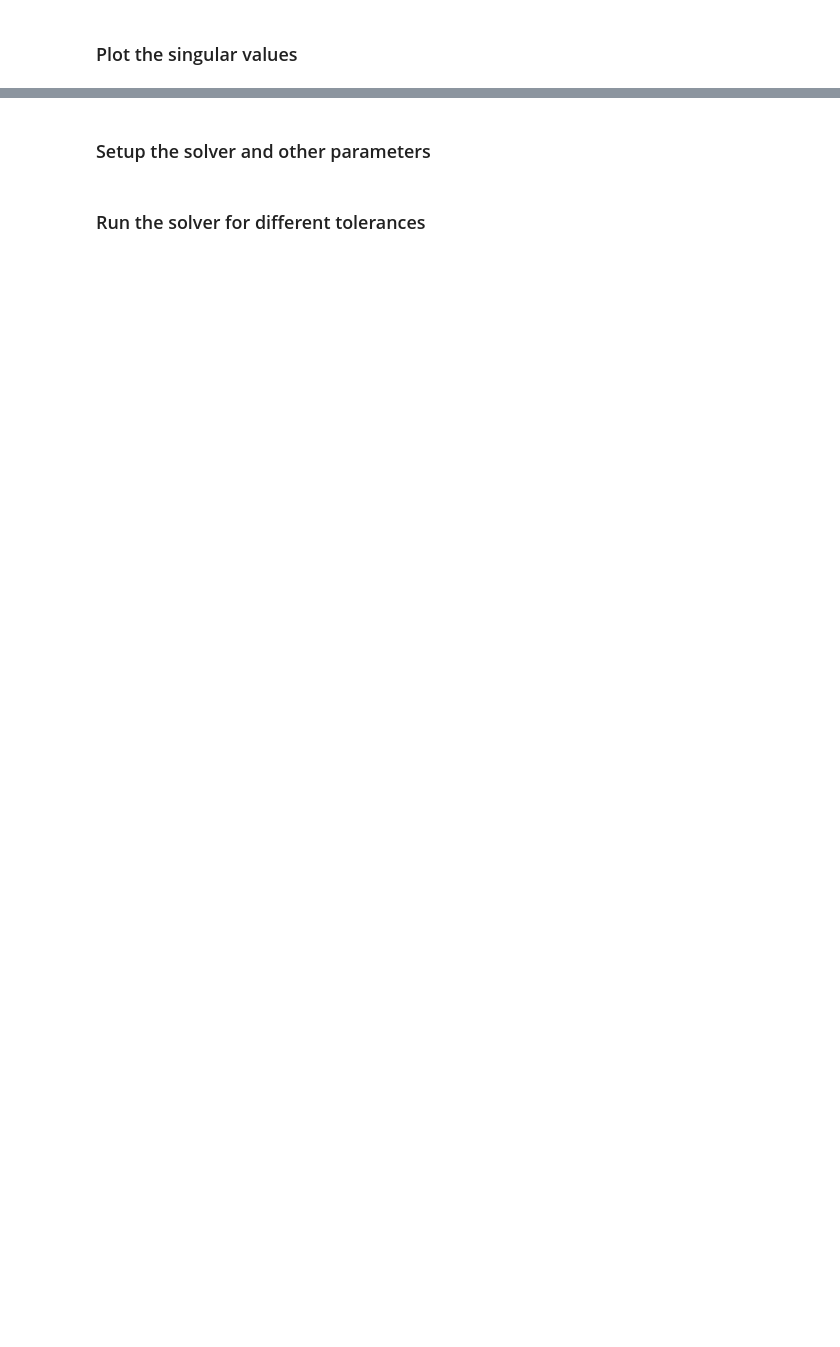
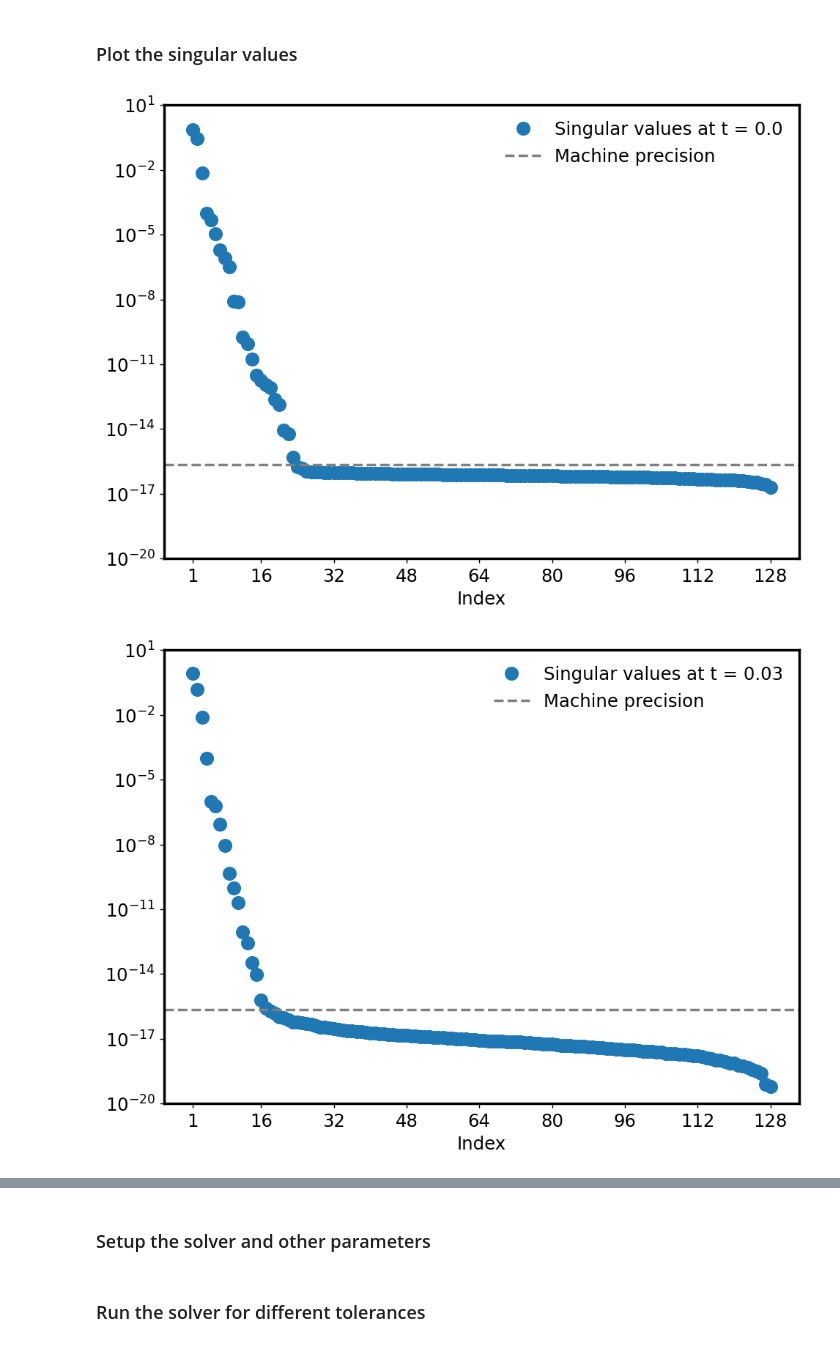
Before and after one commit to BenjaminCarrel/projected-exponential-methods, a Jupyter notebook: experiments/Lyapunov_experiments.ipynb, the cells around one changed output, grey strips where cells are left out. Cells and saved outputs as stored; diff of their text form; code cells hidden in the pictures; blank space fills up the shorter version.

Commit message:
parameters for figures

```diff
--- a/experiments/Lyapunov_experiments.ipynb
+++ b/experiments/Lyapunov_experiments.ipynb
@@ -339,7 +336,7 @@ plt.ylabel("Relative error in Frobenius norm")
 plt.ylim([1e-9, 1e3])
 plt.show()
 
-do_save = True
+
 
 if do_save == True:
     timestamp = datetime.datetime.now().strftime("%Y%m%d%H%M%S")
@@ -382,14 +379,13 @@ import numpy as np
 import scipy.sparse.linalg as spala
 import time
 import datetime
-import matplotlib.pyplot as plt
+from parameters import *
 from low_rank_toolbox import LowRankMatrix, SVD
 from problems import make_lyapunov_heat_square_with_time_dependent_source
 from matrix_ode_toolbox.integrate import solve_matrix_ivp
 from matrix_ode_toolbox.dlra import solve_dlra
 
 # Problem parameters
-do_save = True
 size = 128
 t_span = (0, 1)
 make_ode = make_lyapunov_heat_square_with_time_dependent_source
@@ -510,14 +506,13 @@ import numpy as np
 import scipy.sparse.linalg as spala
 import time
 import datetime
-import matplotlib.pyplot as plt
+from parameters import *
 from low_rank_toolbox import LowRankMatrix, SVD
 from problems import make_lyapunov_heat_square_with_time_dependent_source
 from matrix_ode_toolbox.integrate import solve_matrix_ivp
 from matrix_ode_toolbox.dlra import solve_dlra
 
 # Problem parameters
-do_save = True
 t_span = (0, 1)
 make_ode = make_lyapunov_heat_square_with_time_dependent_source
 ode, X0 = make_ode()
@@ -645,14 +640,13 @@ if do_save:
 # Imports
 import numpy as np
 import datetime
-import matplotlib.pyplot as plt
+from parameters import *
 from low_rank_toolbox import LowRankMatrix, SVD
 from problems import make_lyapunov_heat_square_with_time_dependent_special
 from matrix_ode_toolbox.integrate import solve_matrix_ivp
 from matrix_ode_toolbox.dlra import solve_adaptive_dlra
 
 # Problem parameters
-do_save = True
 size = 128 # 128
 t_span = (0, 1) # (0, 1)
 make_ode = make_lyapunov_heat_square_with_time_dependent_special
@@ -674,31 +675,34 @@ Xs_ref = ref_sol.todense()
 # %%
 # Selected time steps
 time_steps = [0, 30, 50, 70, 100]
 labels = [f'Singular values at t = {round(ts[index], 3)}' for index in time_steps]
 sing_vals = np.zeros(len(time_steps), dtype=object)
 
 # Compute the singular values
 for i, index in enumerate(time_steps):
     if isinstance(Xs_ref[index], SVD):
         Xs_ref[index] = Xs_ref[index].todense()
     sing_vals[i] = np.linalg.svd(Xs_ref[index], compute_uv=False)
 
 # Plot the singular values at each time step
 for i, _ in enumerate(time_steps):
     new_fig = plt.figure()
     indexes = np.arange(1, len(sing_vals[0])+1)
     plt.semilogy(indexes, sing_vals[i], 'o', label=labels[i])
     # Machine precision
     plt.axhline(np.finfo(float).eps, linestyle='--', color='gray', label='Machine precision')
     plt.legend()
     plt.grid()
     plt.xlabel("Index")
     plt.xticks(np.linspace(1, len(sing_vals[0]), 9, dtype=int))
     # plt.ylabel("Singular value")
-    # plt.tight_layout()
+    plt.tight_layout()
     plt.ylim([1e-20, 1e1])
     plt.show()
 
     if do_save:
         timestamp = datetime.datetime.now().strftime("%Y%m%d%H%M%S")
         new_fig.savefig(f'figures/lyapunov_singular_values_t_{time_steps[i]}_{timestamp}.pdf')
+# %% [output]
+[figure, added]
+[figure, added]
```
Also changed, not shown: parts of 11 cells of this notebook, 1 other file.
